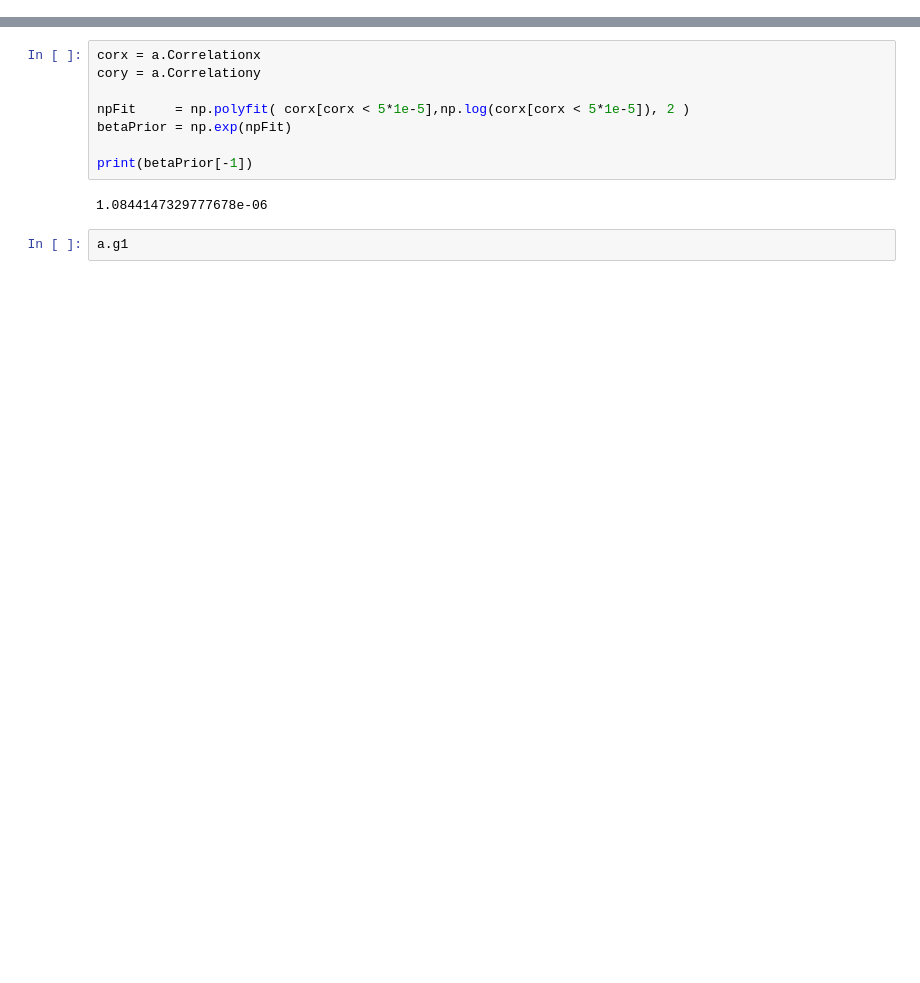
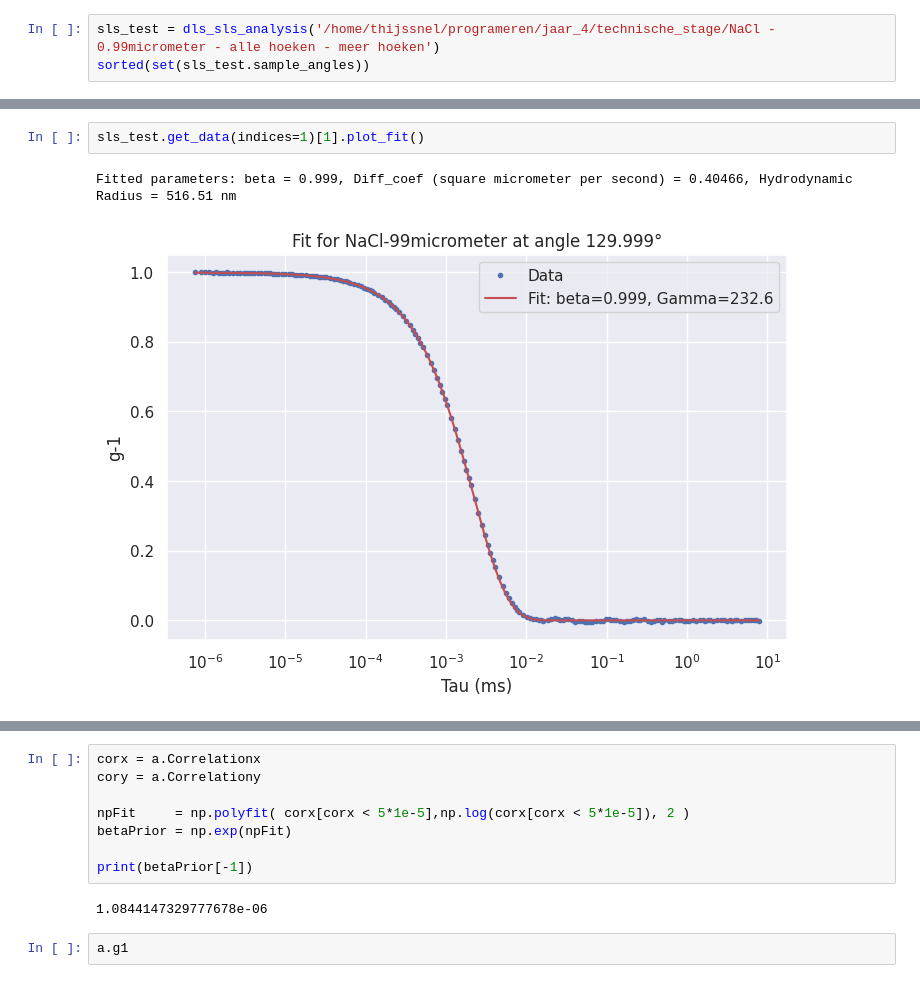
Before and after one commit to thijssnel/dls_sls_technical_internship, a Jupyter notebook: data_analyse.ipynb, the cells around one changed output, grey strips where cells are left out. Drawn from its saved outputs; the diff is of its cells as text; blank space fills up the shorter version.

```diff
--- a/data_analyse.ipynb
+++ b/data_analyse.ipynb
@@ -7,0 +13,3 @@ from read_ASC import dls_sls_analysis
+# %%
+sls_test = dls_sls_analysis('/home/thijssnel/programeren/jaar_4/technische_stage/NaCl - 0.99micrometer - alle hoeken - meer hoeken')
+sorted(set(sls_test.sample_angles))
@@ -7,0 +34,5 @@ from read_ASC import dls_sls_analysis
+# %%
+sls_test.get_data(indices=1)[1].plot_fit()
+# %% [output]
+Fitted parameters: beta = 0.999, Diff_coef (square micrometer per second) = 0.40466, Hydrodynamic Radius = 516.51 nm
+[figure, added]
```
Also changed, not shown: parts of 103 cells of this notebook, 1 other file.
